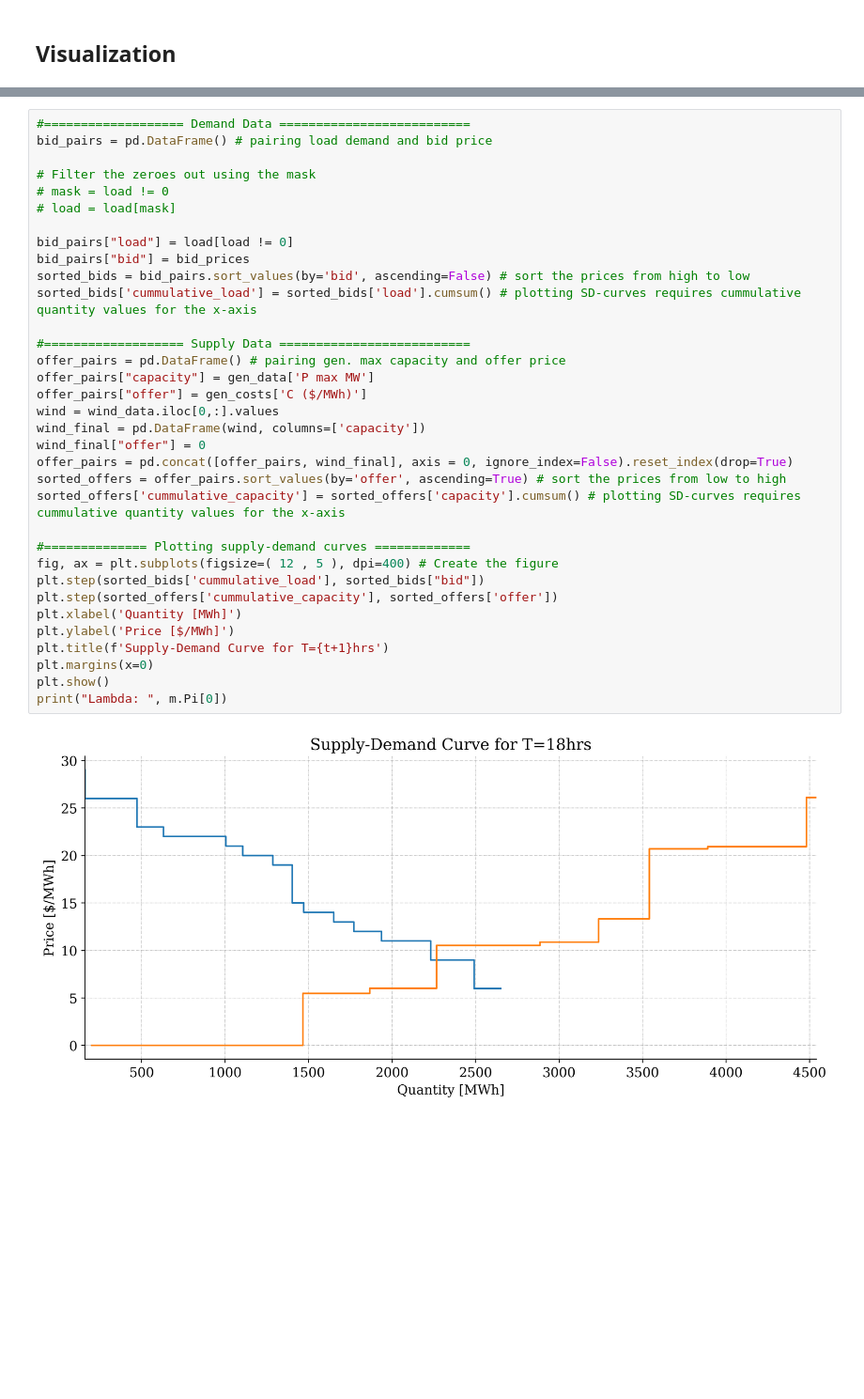
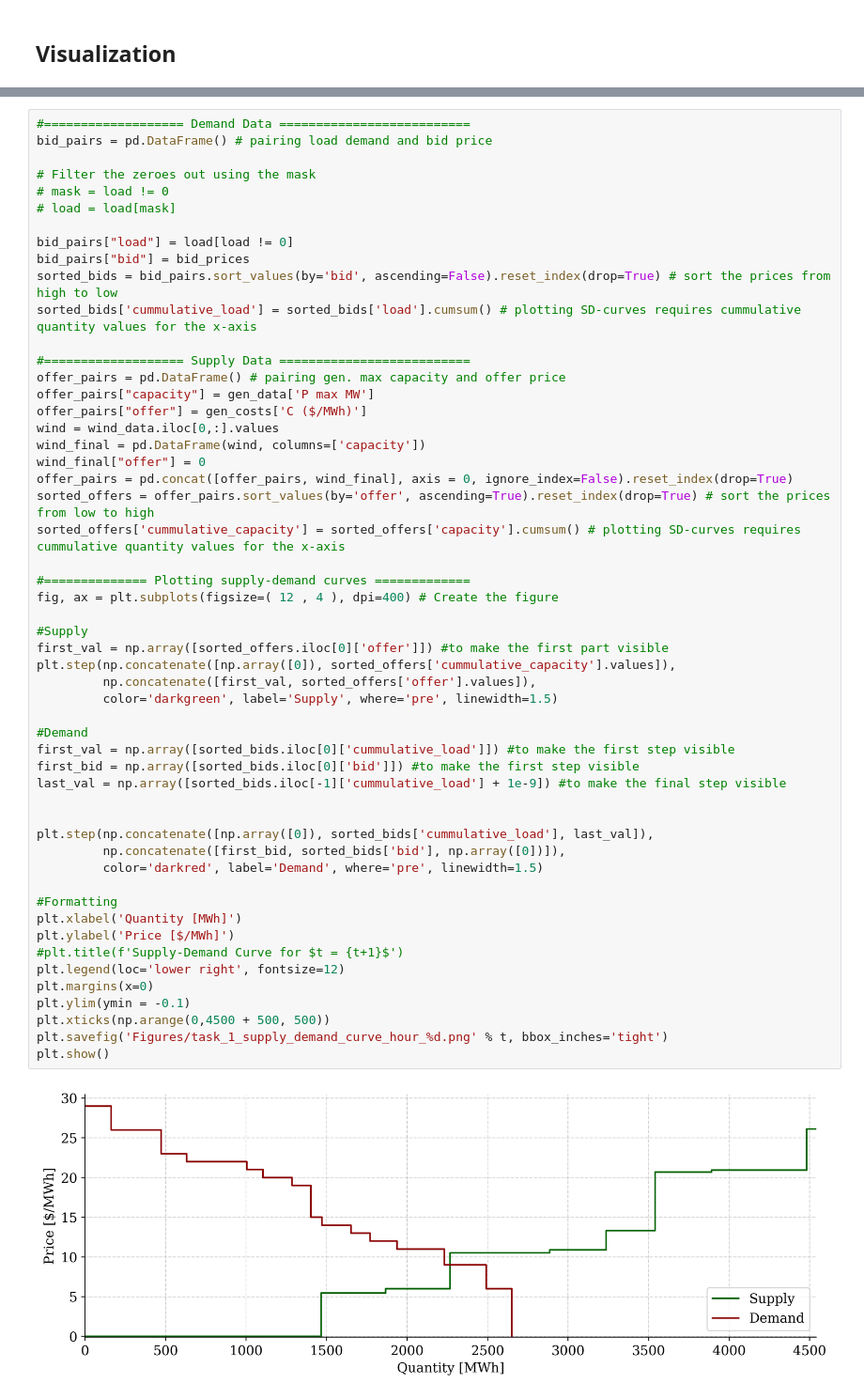
Before and after one commit to Hvid1999/46755, a Jupyter notebook: Assignment 1/task_1.ipynb, the cells around one changed output, grey strips where cells are left out. Shown at 94% size. Cells and saved outputs as stored; diff of their text form; blank space fills up the shorter version.

Commit message:
Updated figures and slightly modified some code for task 1

```diff
--- a/Assignment 1/task_1.ipynb
+++ b/Assignment 1/task_1.ipynb
@@ -237,36 +247,55 @@ plt.show()
 # %%
 #=================== Demand Data ==========================
 bid_pairs = pd.DataFrame() # pairing load demand and bid price
 
 # Filter the zeroes out using the mask
 # mask = load != 0
 # load = load[mask]
 
 bid_pairs["load"] = load[load != 0]
 bid_pairs["bid"] = bid_prices
-sorted_bids = bid_pairs.sort_values(by='bid', ascending=False) # sort the prices from high to low
+sorted_bids = bid_pairs.sort_values(by='bid', ascending=False).reset_index(drop=True) # sort the prices from high to low
 sorted_bids['cummulative_load'] = sorted_bids['load'].cumsum() # plotting SD-curves requires cummulative quantity values for the x-axis
 
 #=================== Supply Data ==========================
 offer_pairs = pd.DataFrame() # pairing gen. max capacity and offer price
 offer_pairs["capacity"] = gen_data['P max MW']
 offer_pairs["offer"] = gen_costs['C ($/MWh)']
 wind = wind_data.iloc[0,:].values
 wind_final = pd.DataFrame(wind, columns=['capacity'])
 wind_final["offer"] = 0
 offer_pairs = pd.concat([offer_pairs, wind_final], axis = 0, ignore_index=False).reset_index(drop=True)
-sorted_offers = offer_pairs.sort_values(by='offer', ascending=True) # sort the prices from low to high
+sorted_offers = offer_pairs.sort_values(by='offer', ascending=True).reset_index(drop=True) # sort the prices from low to high
 sorted_offers['cummulative_capacity'] = sorted_offers['capacity'].cumsum() # plotting SD-curves requires cummulative quantity values for the x-axis
 
 #============== Plotting supply-demand curves =============
-fig, ax = plt.subplots(figsize=( 12 , 5 ), dpi=400) # Create the figure
-plt.step(sorted_bids['cummulative_load'], sorted_bids["bid"])
-plt.step(sorted_offers['cummulative_capacity'], sorted_offers['offer'])
+fig, ax = plt.subplots(figsize=( 12 , 4 ), dpi=400) # Create the figure
+
+#Supply
+first_val = np.array([sorted_offers.iloc[0]['offer']]) #to make the first part visible
+plt.step(np.concatenate([np.array([0]), sorted_offers['cummulative_capacity'].values]),
+         np.concatenate([first_val, sorted_offers['offer'].values]),
+         color='darkgreen', label='Supply', where='pre', linewidth=1.5)
+
+#Demand
+first_val = np.array([sorted_bids.iloc[0]['cummulative_load']]) #to make the first step visible
+first_bid = np.array([sorted_bids.iloc[0]['bid']]) #to make the first step visible
+last_val = np.array([sorted_bids.iloc[-1]['cummulative_load'] + 1e-9]) #to make the final step visible
+
+
+plt.step(np.concatenate([np.array([0]), sorted_bids['cummulative_load'], last_val]),
+         np.concatenate([first_bid, sorted_bids['bid'], np.array([0])]),
+         color='darkred', label='Demand', where='pre', linewidth=1.5)
+
+#Formatting
 plt.xlabel('Quantity [MWh]')
 plt.ylabel('Price [$/MWh]')
-plt.title(f'Supply-Demand Curve for T={t+1}hrs')
+#plt.title(f'Supply-Demand Curve for $t = {t+1}$')
+plt.legend(loc='lower right', fontsize=12)
 plt.margins(x=0)
+plt.ylim(ymin = -0.1)
+plt.xticks(np.arange(0,4500 + 500, 500))
+plt.savefig('Figures/task_1_supply_demand_curve_hour_%d.png' % t, bbox_inches='tight')
 plt.show()
-print("Lambda: ", m.Pi[0])
 # %% [output]
-[figure, old version]
+[figure, new version]
```
Also changed, not shown: parts of 11 cells of this notebook, 2 other files.
